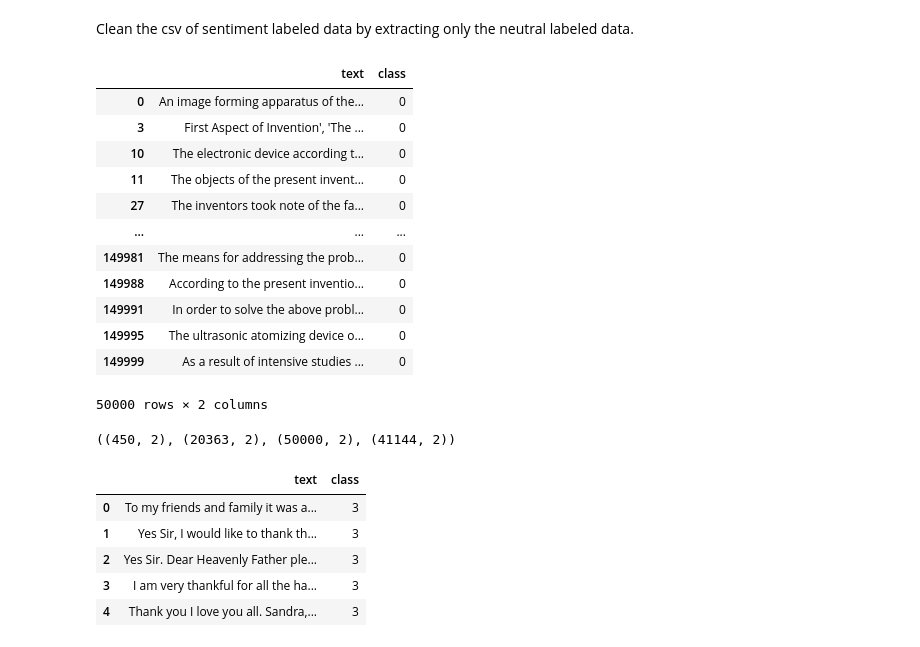
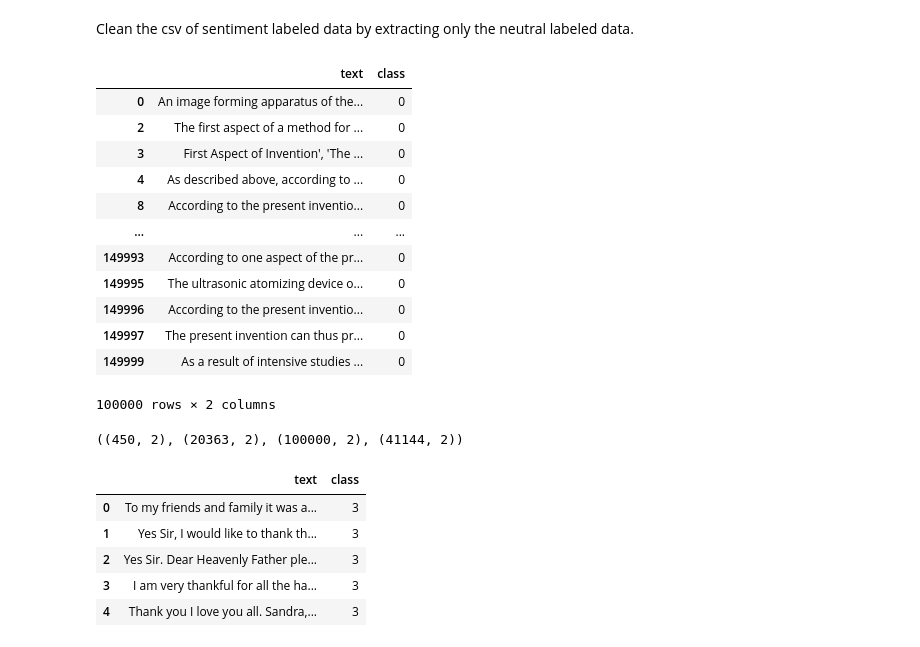
Before and after one commit to eerinah/GG-Beacon-Clone, a Jupyter notebook: data_collection.ipynb, the cells around one changed output. Saved outputs shown, nothing was run; the diff lists cells and outputs as text; code cells hidden in the pictures.

Commit message:
included positive data as 'normal' class

```diff
--- a/data_collection.ipynb
+++ b/data_collection.ipynb
@@ -120,28 +120,31 @@ Clean the csv of sentiment labeled data by extracting only the neutral labeled d
 # %%
 sentiment_df = pd.read_csv(sentiment_fn)
 
-# extract text with only neutral labels
-sentiment_df = sentiment_df[sentiment_df['target'] == 0]
+# extract text with only neutral (0) or positive (1) labels
+sentiment_df = sentiment_df.loc[sentiment_df['target'].isin([0,1])]
 sentiment_df.rename({'target' : 'class'}, axis=1, inplace=True)
+
+# label all samples as normal (0)
+sentiment_df['class'] = 0
 sentiment_df
 # %% [output]
 |  | text | class |
 | 0 | An image forming apparatus of the... | 0 |
+| 2 | The first aspect of a method for ... | 0 |
 | 3 | First Aspect of Invention', 'The ... | 0 |
-| 10 | The electronic device according t... | 0 |
-| 11 | The objects of the present invent... | 0 |
-| 27 | The inventors took note of the fa... | 0 |
+| 4 | As described above, according to ... | 0 |
+| 8 | According to the present inventio... | 0 |
 | ... | ... | ... |
-| 149981 | The means for addressing the prob... | 0 |
-| 149988 | According to the present inventio... | 0 |
-| 149991 | In order to solve the above probl... | 0 |
+| 149993 | According to one aspect of the pr... | 0 |
 | 149995 | The ultrasonic atomizing device o... | 0 |
+| 149996 | According to the present inventio... | 0 |
+| 149997 | The present invention can thus pr... | 0 |
 | 149999 | As a result of intensive studies ... | 0 |
-50000 rows × 2 columns
+100000 rows × 2 columns
 # %%
 deathrow_df.shape, suicide_df.shape, sentiment_df.shape, hate_df.shape
 # %% [output]
-((450, 2), (20363, 2), (50000, 2), (41144, 2))
+((450, 2), (20363, 2), (100000, 2), (41144, 2))
 # %%
 # create a new dataframe of the labeled text
 df = pd.concat([deathrow_df, sentiment_df, suicide_df, hate_df], ignore_index=True)
```
Also changed, not shown: parts of 5 cells of this notebook, 1 other file.
